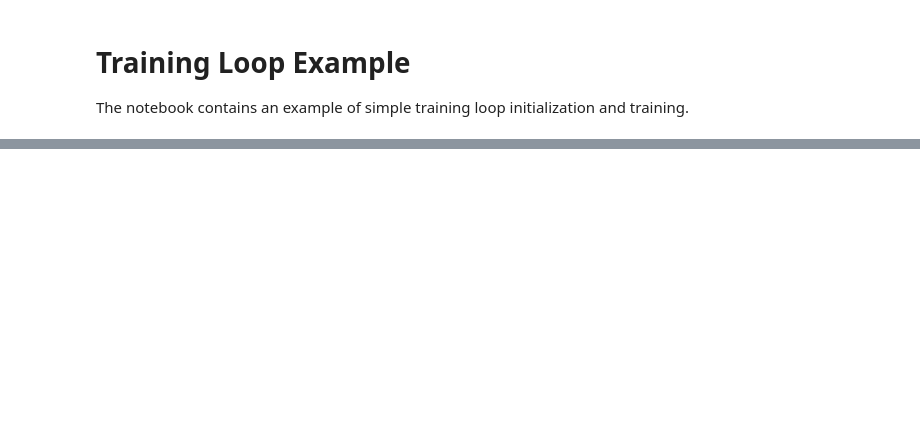
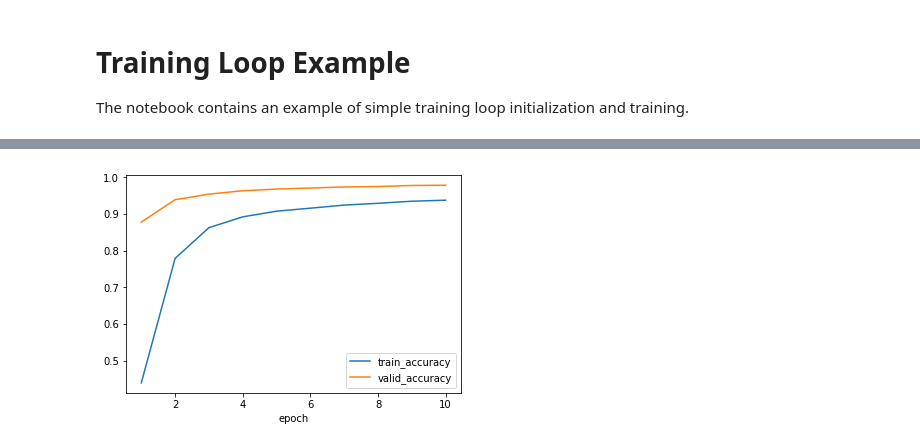
Before and after one commit to devforfu/loop, a Jupyter notebook: applications/training_loop.ipynb, the cells around one changed output, grey strips where cells are left out. Saved outputs shown, nothing was run; the diff lists cells and outputs as text; code cells hidden in the pictures; blank space fills up the shorter version.

```diff
--- a/applications/training_loop.ipynb
+++ b/applications/training_loop.ipynb
@@ -511,0 +576,4 @@ Epoch:    2 | train_loss=0.7400, valid_loss=0.3379
+# %%
+cb['history'].plot(['train_accuracy', 'valid_accuracy'])
+# %% [output]
+[figure, added]
```
Also changed, not shown: parts of 10 cells of this notebook.
